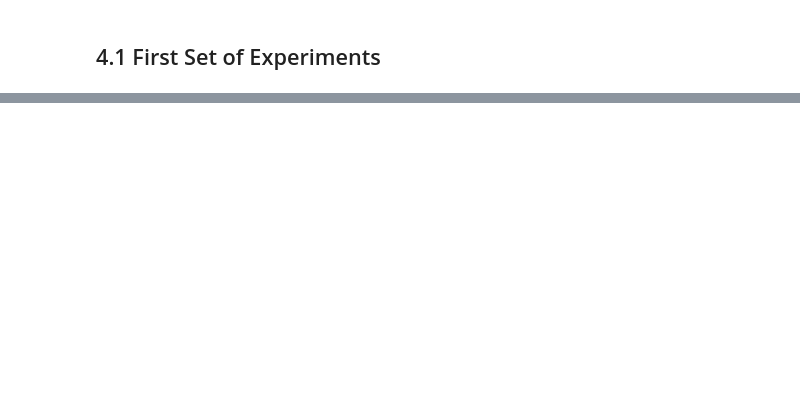
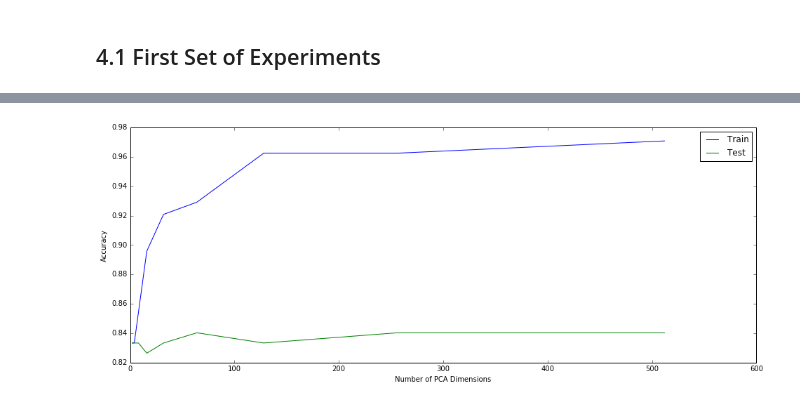
Before and after one commit to devanshg25/Facial_Recognition_Software, a Jupyter notebook: devanshg_tzjin_project1.ipynb, the cells around one changed output, grey strips where cells are left out. Drawn from its saved outputs; the diff is of its cells as text; code cells hidden in the pictures; blank space fills up the shorter version.

```diff
--- a/devanshg_tzjin_project1.ipynb
+++ b/devanshg_tzjin_project1.ipynb
@@ -125,0 +207,28 @@ for d in [8, 16, 32]:
+# %%
+acc_train = []
+acc_test = []
+dlist = [2, 4, 8, 16, 32, 64, 128, 256, 512]
+for d in dlist:
+    d_train, d_test, label_train, label_test = splitData([1],[2,3,4,5,6], d)
+
+    scaler_train = preprocessing.StandardScaler().fit(d_train)
+    d_trainst = scaler_train.transform(d_train)
+
+    scaler_test = preprocessing.StandardScaler().fit(d_test)
+    d_testst = scaler_test.transform(d_test)
+
+    svc = SVC(C= 1, kernel='rbf')
+    svc.fit(d_trainst, label_train)
+
+    acc_train.append( svc.score(d_trainst, label_train) )
+    acc_test.append( svc.score(d_testst, label_test) )
+
+plt.figure(figsize = (16, 6))
+plt.plot(dlist, acc_train)
+plt.plot(dlist, acc_test)
+plt.xlabel('Number of PCA Dimensions')
+plt.ylabel('Accuracy')
+plt.legend(labels=['Train', 'Test'])
+plt.show()
+# %% [output]
+[figure, added]
```
Also changed, not shown: parts of 7 cells of this notebook.
